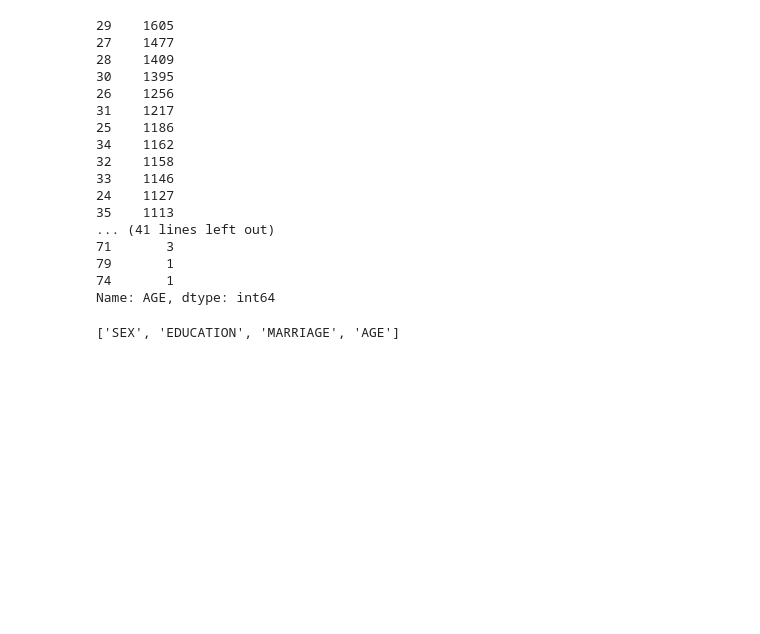
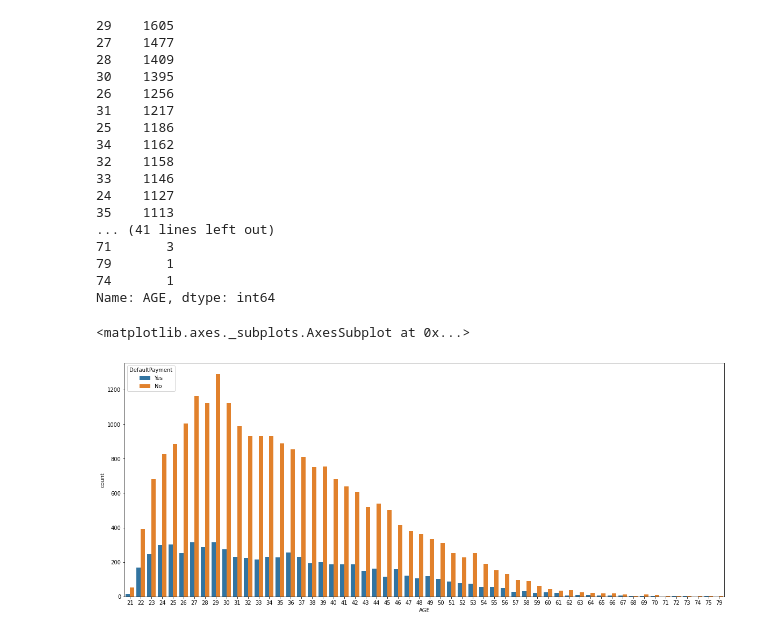
Before and after one commit to Yashwati-patel/Credit-Card-Default-Prediction, a Jupyter notebook: Final_Notebbok_of__Credit_Card_Default_Prediction.ipynb, the cells around one changed output. Saved outputs shown, nothing was run; the diff lists cells and outputs as text; code cells hidden in the pictures; blank space fills up the shorter version.

```diff
--- a/Final_Notebbok_of__Credit_Card_Default_Prediction.ipynb
+++ b/Final_Notebbok_of__Credit_Card_Default_Prediction.ipynb
@@ -233,8 +271,11 @@ Df['AGE'].value_counts()
 79       1
 74       1
 Name: AGE, dtype: int64
-# %%
-Independent_Variable= ['SEX', 'EDUCATION', 'MARRIAGE', 'AGE']
-Independent_Variable
-# %% [output]
-['SEX', 'EDUCATION', 'MARRIAGE', 'AGE']
+# %%
+ # Count plot for AGE with respect to DefaultPayment
+
+plt.figure(figsize=(20,8))
+sns.countplot(x = 'AGE', hue = 'DefaultPayment', data = Df)
+# %% [output]
+<matplotlib.axes._subplots.AxesSubplot at 0x...>
+[figure, added]
```
Also changed, not shown: parts of 28 cells of this notebook.
